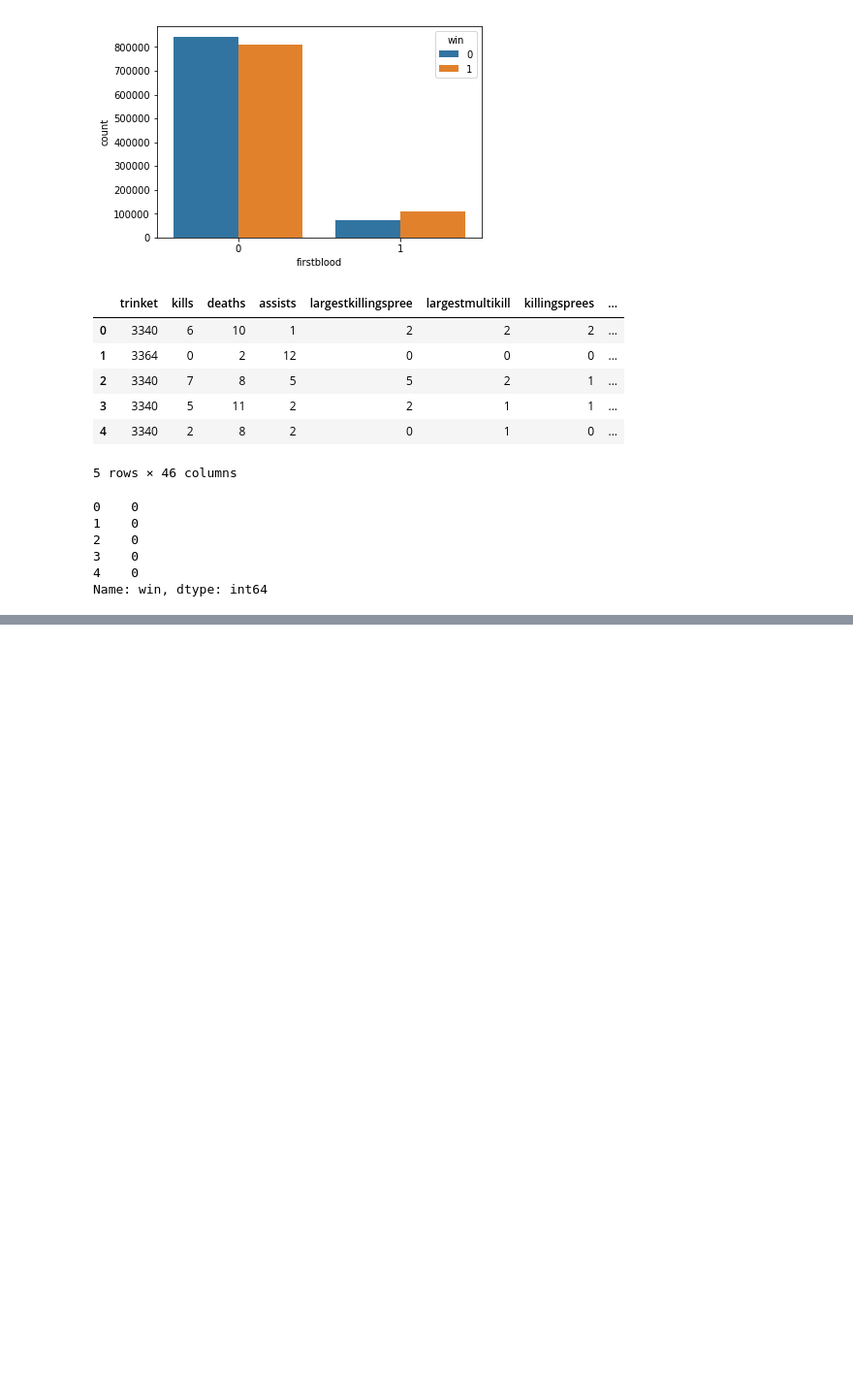
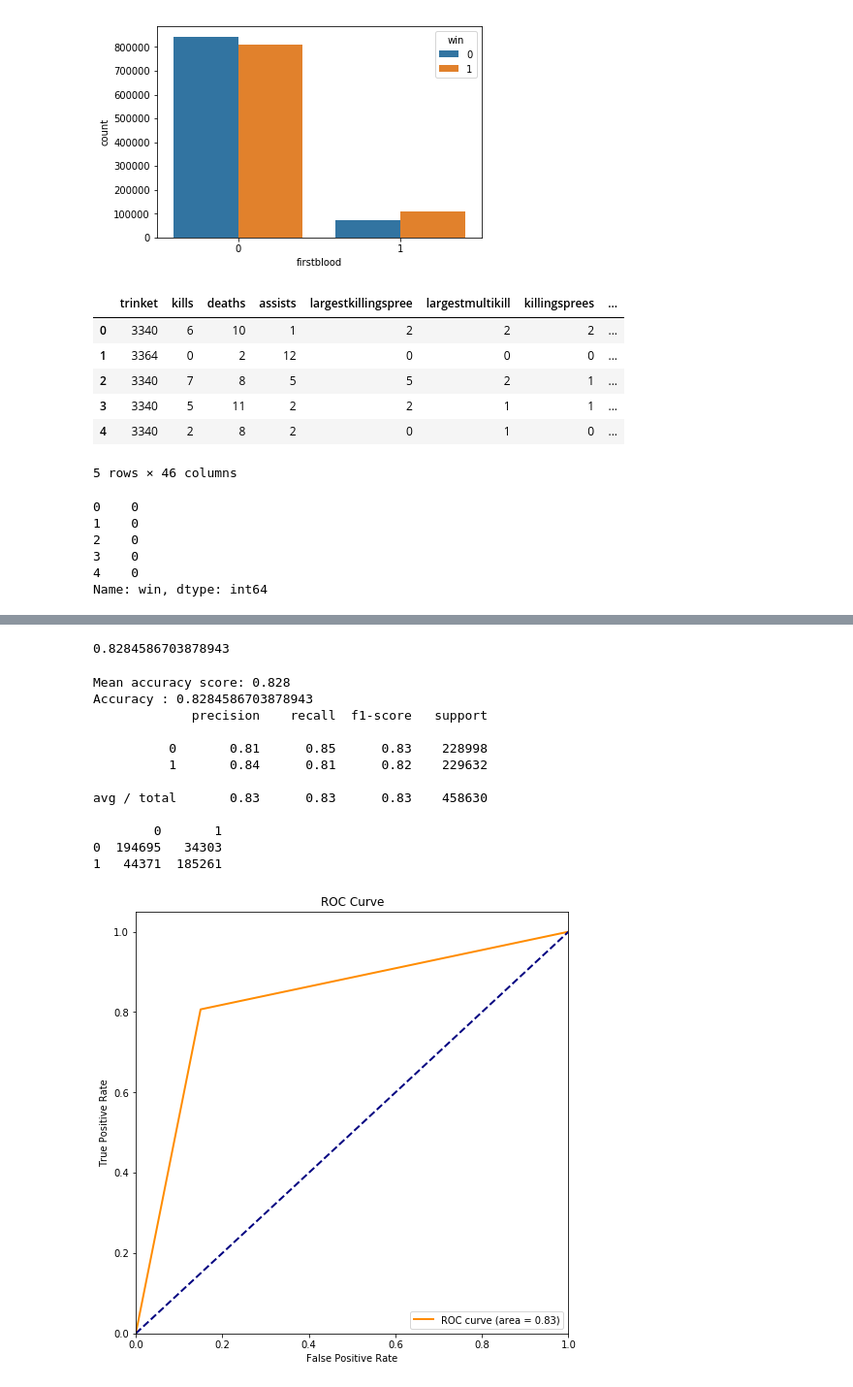
Before and after one commit to easypanda/MoneyLoL, a Jupyter notebook: MoneyLoL - EDA.ipynb, the cells around one changed output, grey strips where cells are left out. Shown at 97% size. Drawn from its saved outputs; the diff is of its cells as text; code cells hidden in the pictures; blank space fills up the shorter version.

```diff
--- a/MoneyLoL - EDA.ipynb
+++ b/MoneyLoL - EDA.ipynb
@@ -137,4 +183,52 @@ log_model2.fit(X_train, Y_train)
 class_predict = log_model2.predict(X_test)
 
 # Compare the predicted classes to the actual test classes
-print metrics.accuracy_score(Y_test,class_predict)
+print (metrics.accuracy_score(Y_test,class_predict))
+# %% [output]
+0.8284586703878943
+# %%
+from sklearn.metrics import accuracy_score
+from sklearn import metrics
+from sklearn.model_selection import cross_validate
+from sklearn.metrics import recall_score
+from sklearn.metrics import confusion_matrix
+from sklearn.metrics import classification_report
+from sklearn.metrics import roc_curve, auc
+class_names = np.unique(Y)
+
+
+accuracy = metrics.accuracy_score(Y_test,class_predict)
+print(f'Mean accuracy score: {accuracy:.3}')
+print("Accuracy :",metrics.accuracy_score(Y_test,class_predict))
+
+cm = pd.DataFrame(confusion_matrix(Y_test,class_predict), columns= class_names)
+print(classification_report(Y_test,class_predict))
+print(cm)
+fpr, tpr, _ = roc_curve(Y_test, class_predict)
+roc_auc = auc(fpr, tpr)
+
+plt.figure(figsize=(8,8))
+plt.plot(fpr, tpr, color='darkorange',
+        lw=2, label='ROC curve (area = %0.2f)' % roc_auc)
+plt.plot([0, 1], [0, 1], color='navy', lw=2, linestyle='--')
+plt.xlim([0.0, 1.0])
+plt.ylim([0.0, 1.05])
+plt.xlabel('False Positive Rate')
+plt.ylabel('True Positive Rate')
+plt.title('ROC Curve')
+plt.legend(loc="lower right")
+plt.show()
+# %% [output]
+Mean accuracy score: 0.828
+Accuracy : 0.8284586703878943
+             precision    recall  f1-score   support
+
+          0       0.81      0.85      0.83    228998
+          1       0.84      0.81      0.82    229632
+
+avg / total       0.83      0.83      0.83    458630
+
+        0       1
+0  194695   34303
+1   44371  185261
+[figure, added]
```
Also changed, not shown: parts of 5 cells of this notebook.
